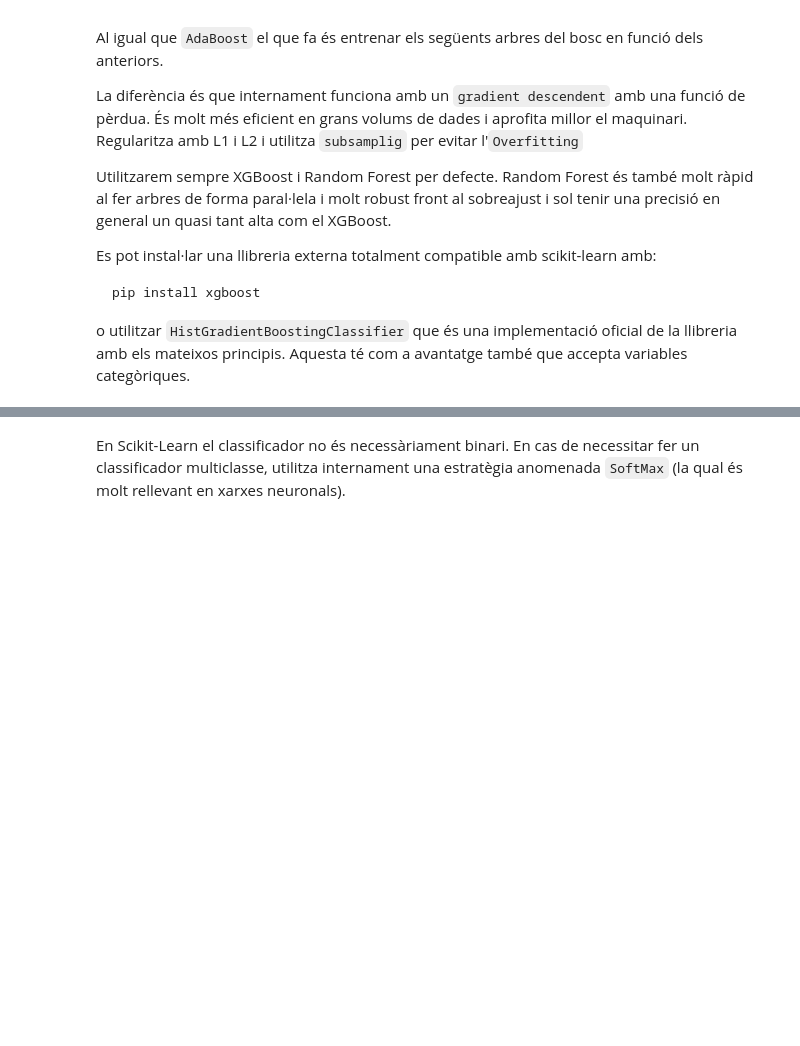
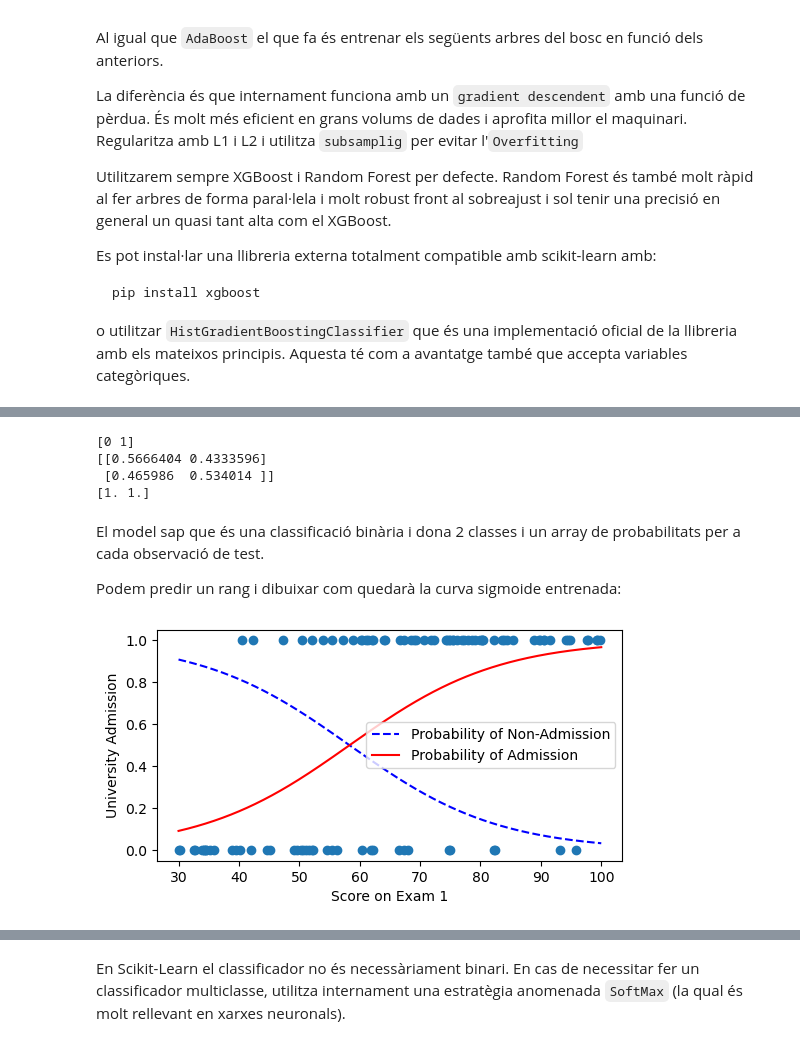
Before and after one commit to xxjcaxx/Disseny-i-avaluacio-de-models, a Jupyter notebook: apunts/documents/classificació.ipynb, the cells around one changed output, grey strips where cells are left out. Drawn from its saved outputs; the diff is of its cells as text; code cells hidden in the pictures; blank space fills up the shorter version.

```diff
--- a/apunts/documents/classificació.ipynb
+++ b/apunts/documents/classificació.ipynb
@@ -1123,0 +1096,34 @@ Precisió del classificador lineal (4 classes): 49.50%
+# %%
+
+print(model.classes_) # Classes detected by the model
+
+proba_new_scores = model.predict_proba(new_scores)
+print(proba_new_scores)
+
+print(proba_new_scores[:,0]+proba_new_scores[:,1]) # The sum of the two columns is 1
+# %% [output]
+[0 1]
+[[0.5666404 0.4333596]
+ [0.465986  0.534014 ]]
+[1. 1.]
+# %% [markdown]
+El model sap que és una classificació binària i dona 2 classes i un array de probabilitats per a cada observació de test.
+
+Podem predir un rang i dibuixar com quedarà la curva sigmoide entrenada:
+# %%
+
+x_sigmoid = np.linspace(30, 100, 1000) # Array of 1000 values between 30 and 100 (x-axis limits we are using)
+df_sigmoid = pd.DataFrame({'exam1': x_sigmoid}) # Create a new DataFrame with those hypothetical scores
+y_sigmoid = model.predict_proba(df_sigmoid[['exam1']]) # Calculate the y values for those scores
+
+plt.figure(figsize=(6, 3))
+plt.plot(x_sigmoid, y_sigmoid[:, 0], 'b--', label='Probability of Non-Admission') # Probability of non-admission
+plt.plot(x_sigmoid, y_sigmoid[:, 1], 'r-', label='Probability of Admission') # Probability of admission
+plt.scatter(df['exam1'], df['admitted']) # Points from real data
+
+plt.xlabel('Score on Exam 1')
+plt.ylabel('University Admission')
+plt.legend()
+plt.show()
+# %% [output]
+[figure, added]
```
Also changed, not shown: parts of 24 cells of this notebook, 9 other files.
